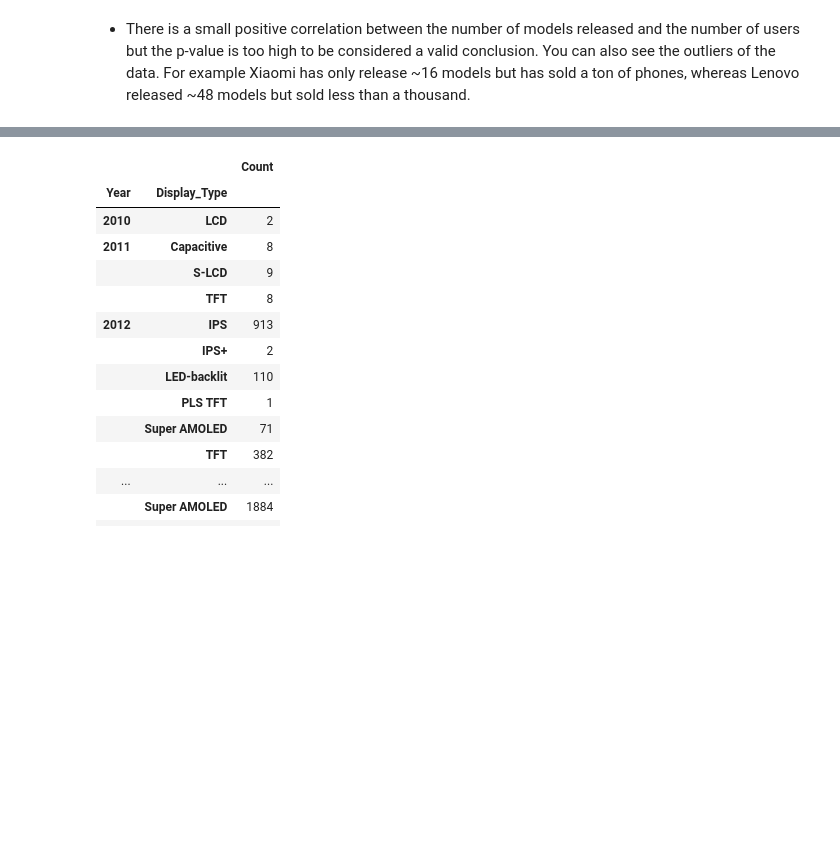
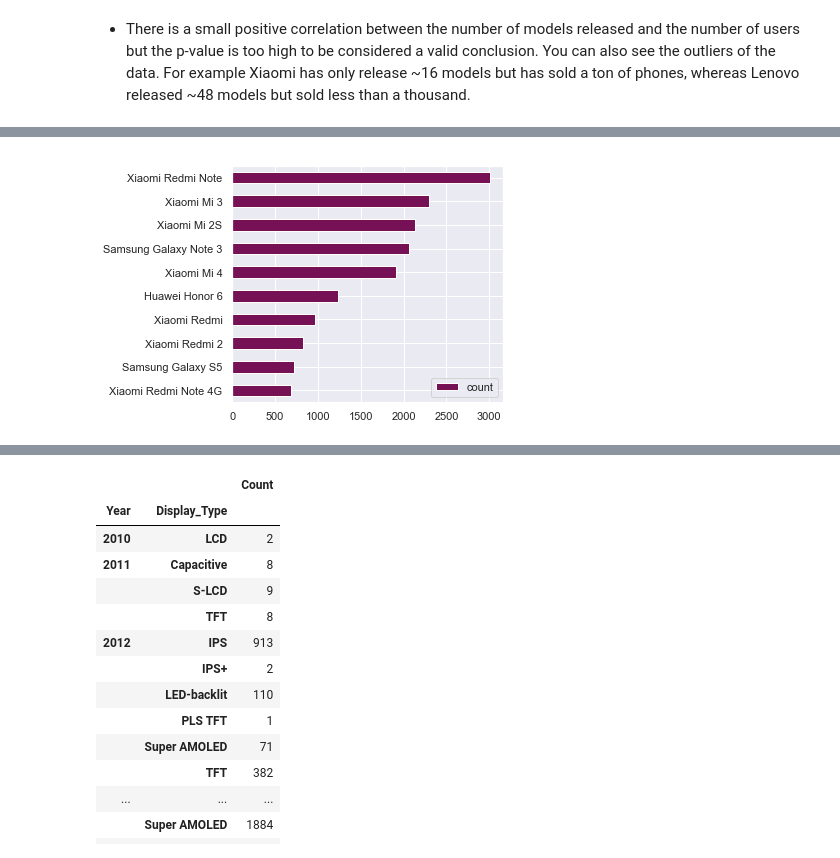
Before and after one commit to dc2629/Analysis-of-Chinese-Mobile-Phone-User-Population-vs-Phone-Specifications, a Jupyter notebook: Analysis of Chinese Mobile Phone User Population vs Phone Specifications.ipynb, the cells around one changed output, grey strips where cells are left out. Cells and saved outputs as stored; diff of their text form; code cells hidden in the pictures; blank space fills up the shorter version.

```diff
--- a/Analysis of Chinese Mobile Phone User Population vs Phone Specifications.ipynb
+++ b/Analysis of Chinese Mobile Phone User Population vs Phone Specifications.ipynb
@@ -280,10 +297,11 @@ from matplotlib import rcParams
 rcParams.update({'figure.autolayout': True})
 
 # Plot the top 10 phone models of the dataset
-top_10_models_df = new_brand_df.sort_values('count',ascending=False).reset_index().loc[0:9,['brand','model','count']][::-1]
+top_10_models_df = new_brand_df.sort_values(
+    'count', ascending=False).reset_index().loc[0:9, ['brand', 'model', 'count']][::-1]
 top_10_models_df.plot(kind='barh')
 
-plt.yticks(np.arange(10),top_10_models_df.brand+" "+top_10_models_df.model)
+plt.yticks(np.arange(10), top_10_models_df.brand+" "+top_10_models_df.model)
 plt.show()
 # This graph shows how dominate Xiaomi is in the market at the time this data was collected
 # %% [output]
@@ -292,3 +308,4 @@ plt.show()
+[figure, added]
 # %%
 # Try to work with display type to see if the display technology has been shifted over the years
 display_type_df = merged_user_phone_df
```
Also changed, not shown: parts of 26 cells of this notebook.
